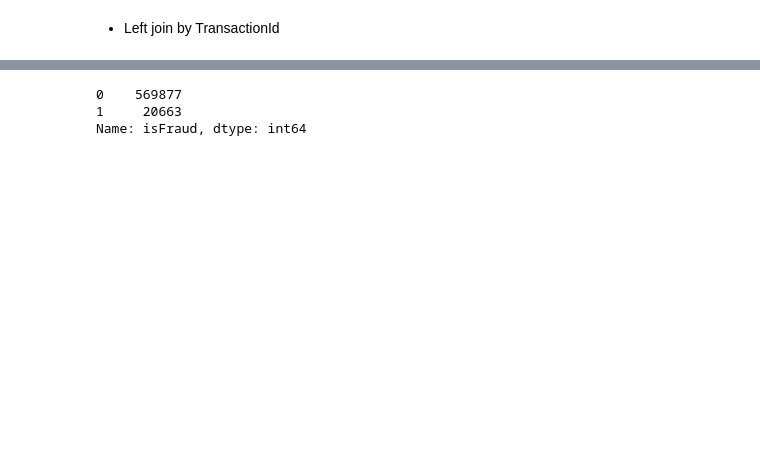
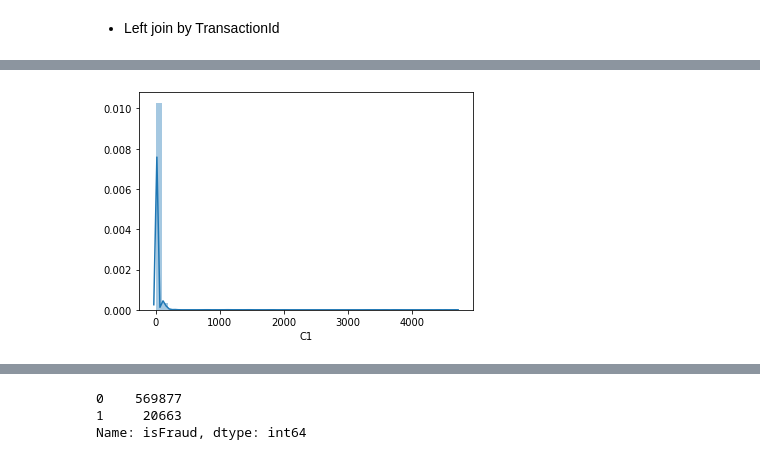
Before and after one commit to iAmJunha/Daynamite, a Jupyter notebook: Fraud_Detection_System/FDS.ipynb, the cells around one changed output, grey strips where cells are left out. Drawn from its saved outputs; the diff is of its cells as text; code cells hidden in the pictures; blank space fills up the shorter version.

```diff
--- a/Fraud_Detection_System/FDS.ipynb
+++ b/Fraud_Detection_System/FDS.ipynb
@@ -55,7 +95,12 @@ train_id = pd.read_csv('./input/train_identity.csv', index_col='TransactionID')
 train = pd.merge(train_tr, train_id,
                         how='left',
                         on='TransactionID')
-del train_tr,train_id
-# test = pd.merge(test_tr, test_id,
-#                         how='left',
-#                         on='TransactionID')
+del train_tr, train_id
+
+test = pd.merge(test_tr, test_id,
+                        how='left',
+                        on='TransactionID')
+del test_tr, test_id
+
+train = reduce_mem_usage(train)
+test  = reduce_mem_usage(test)
@@ -61,0 +181,14 @@ del train_tr,train_id
+# %%
+#train.isnull().sum(axis=0)
+#train.isnull().mean(axis=0)
+#train['dist1'].isnull().mean(axis=0)
+# train.dropna(axis=0, thresh= 3)
+# train.fillna(value=0)
+
+def Preprocess_rate(targetdf, cols, drop_rate):
+    df = targetdf.copy()
+    for col in cols:
+        if(df[col].isnull().mean(axis=0) > drop_rate):
+            df = df.drop(columns = col)
+    return df
+newdf = Preprocess_rate(train, train.columns, 0.4)
@@ -62 +238,6 @@ del train_tr,train_id
+# %%
+sns.distplot(newdf.C1.dropna())
+plt.show()
+# %% [output]
+[figure, added]
 # %%
```
Also changed, not shown: parts of 23 cells of this notebook, 2 other files.
